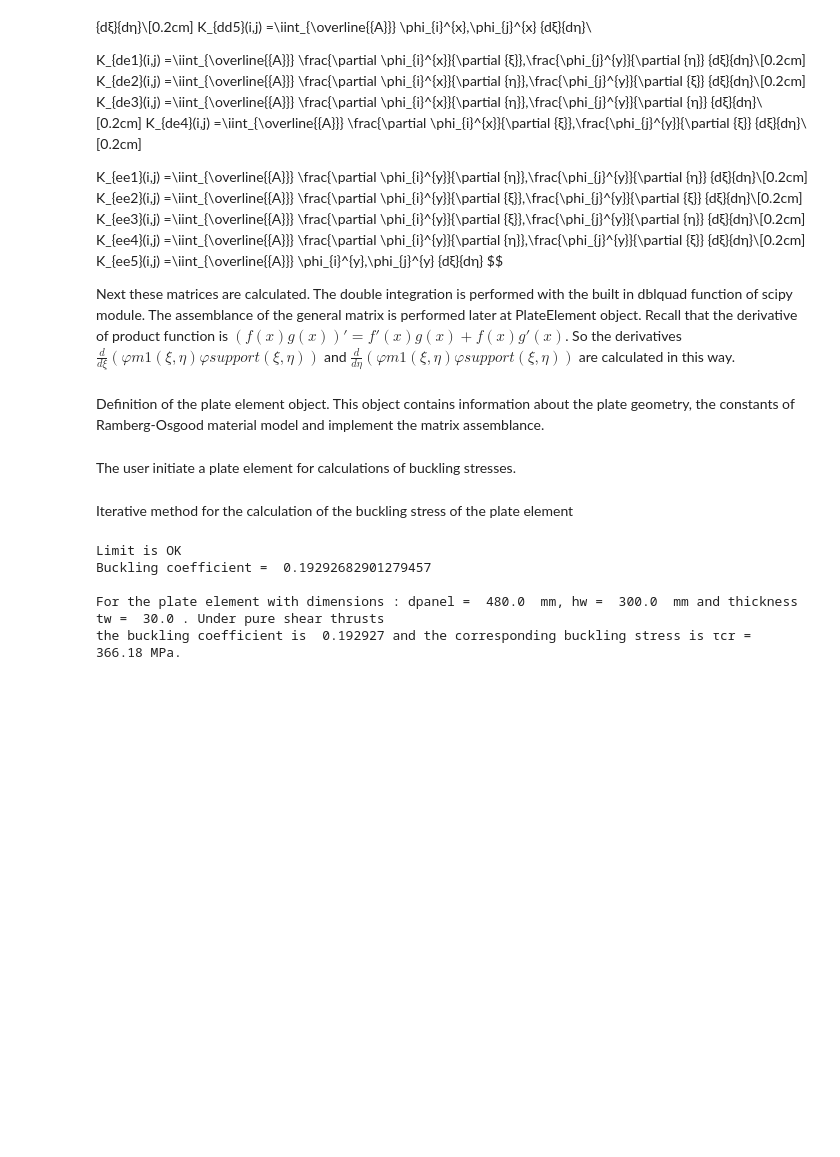
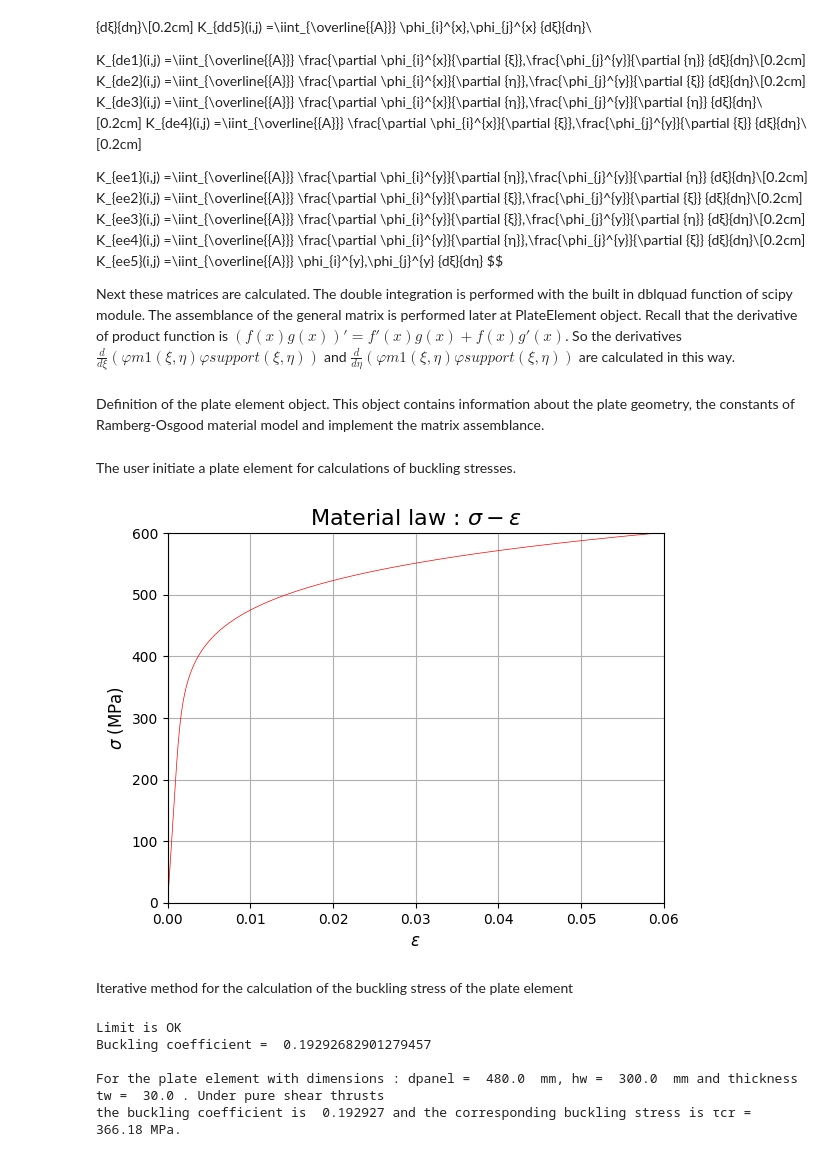
Before and after one commit to NikolaosSkretas/pyInelasticPlateBuckling-pRitzMethod, a Jupyter notebook: pyInelasticPlateBuckling-pRitzMethod.ipynb, the cells around one changed output. Saved outputs shown, nothing was run; the diff lists cells and outputs as text; code cells hidden in the pictures; blank space fills up the shorter version.

```diff
--- a/pyInelasticPlateBuckling-pRitzMethod.ipynb
+++ b/pyInelasticPlateBuckling-pRitzMethod.ipynb
@@ -511,7 +526,28 @@ class PlateElement:
 
         self.GetMatrices = self.GetMatricesDeformationTheoryOfPlasticity
         #self.GetMatrices = self.GetMatricesIncrementalTheoryOfPlasticity
+
+        self.ArrayOfCoeffsofUnknownsW = np.zeros(int((OrderOfPoly+1)*(OrderOfPoly+2)/2))
         return
+
+    def funcW(self, x):
+        ξ , η = x #
+        retval=0.0 #
+        i=-1#
+        for pair in Deflection.Indexing:
+          i=i+1
+          retval = retval + self.ArrayOfCoeffsofUnknownsW[i]*φm1(ξ, η, pair)*φsupport(ξ, η, Deflection.RitzRestraintFunc)
+        return retval
+
+    def GetBucklingCoeff(self,kbuckl):
+      λ = kbuckl * (math.pi**2)
+      eigvals, eigenvectors=lalgebra.eigh(self.GetMatrix([0,0,λ]))
+      Nmax = int((OrderOfPoly+1)*(OrderOfPoly+2)/2)
+
+      for iii in range(0,Nmax):
+        self.ArrayOfCoeffsofUnknownsW[iii]=eigenvectors[iii][0]#
+        #  self.ArrayOfCoeffsofUnknownsRotX[iii]=eigvectors[iii+Nmax][0]#
+        #  self.ArrayOfCoeffsofUnknownsRotY[iii]=eigvectors[iii+2*Nmax][0]#
 
     def MatricesDeformationTheoryOfPlasticity(self, x):
         return self.MatricesAccordingTheoryOfPlasticity(x,"Deformation Theory of Plasticity")
@@ -597,17 +633,42 @@ The user initiate a plate element for calculations of buckling stresses.
 # %%
 # Material
 YoungModulus = 210000.0# MPa
 σRambergOsgood = 375.0# MPa σ0 parameter of Ramberg-Osgood material law
 Poisson = 0.30#
 cRO = 8.5# c parameter of Ramberg-Osgood material law
 kRO = 0.58# k parameter of Ramberg-Osgood material law
+
+#plot material law
+σstresslist=[]#
+εstrainlist=[]#
+maxStress=600.#
+for σstressIt in range(0,int(maxStress)*10):
+  σstresslist.append(σstressIt/10.)#
+  εstrainlist.append(σstressIt/10./YoungModulus + kRO*σRambergOsgood/YoungModulus*(σstressIt/10./σRambergOsgood)**cRO)#
+
+maxStrain = np.max(εstrainlist)#
+maxStrain = (int(maxStrain/0.01)+1)*0.01#
+
+stressstraincurve = plt.plot(εstrainlist, σstresslist)
+plt.setp(stressstraincurve, color='r', linewidth=0.5)
+
+plt.xlabel('$\epsilon$', fontsize=12, color='black')
+plt.ylabel('$\sigma$ (MPa)', fontsize=12, color='black')
+plt.title('Material law : $\sigma-\epsilon$', fontsize=16, color='black')
+plt.axis([0.0, maxStrain, 0., maxStress])
+plt.grid(True)
+plt.ylim(0, maxStress)
+plt.show()
+
 #
 # Geometry
 dpanel = 1.6*300.0# mm
 hw = 300.0# mm
 tw= 300.0/10.0# mm
 #
 plate1=PlateElement( [YoungModulus/σRambergOsgood ,Poisson,cRO,kRO] , dpanel, hw, tw)
+# %% [output]
+[figure, added]
 # %% [markdown]
 Iterative method for the calculation of the buckling stress of the plate element
 # %%
```
Also changed, not shown: parts of 5 cells of this notebook.
